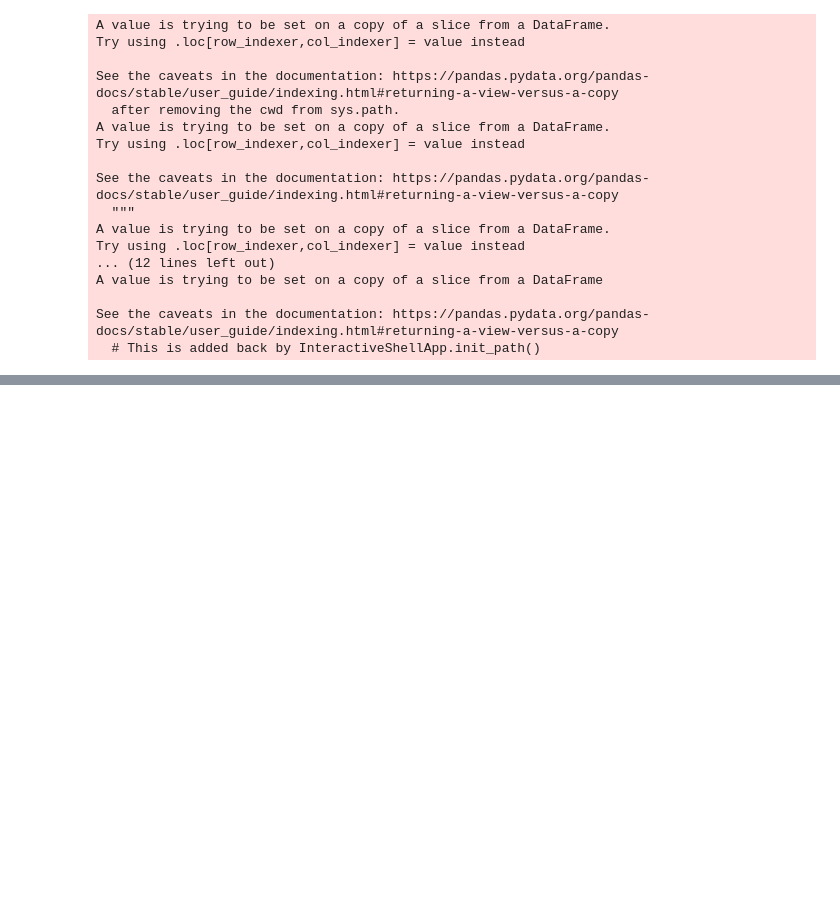
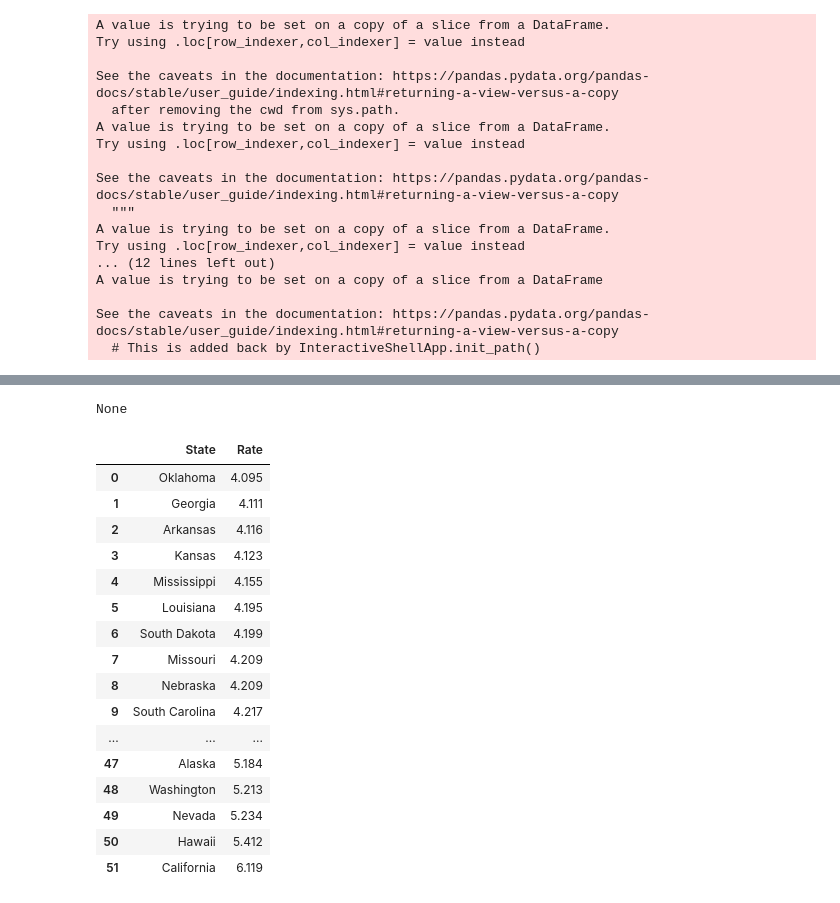
Before and after one commit to ygsingh/DSND-Writing-a-Data-Scientist-Blog-Post, a Jupyter notebook: Scape gas tax data.ipynb, the cells around one changed output, grey strips where cells are left out. Saved outputs shown, nothing was run; the diff lists cells and outputs as text; code cells hidden in the pictures; blank space fills up the shorter version.

Commit message:
Scrape gas rate data from gasbuddy website

```diff
--- a/Scape gas tax data.ipynb
+++ b/Scape gas tax data.ipynb
@@ -94,0 +101,50 @@ df.to_csv('data/state_gastax.csv')
+# %%
+# Extract table
+url="https://www.gasbuddy.com/usa"
+raw_request = Request(url)
+raw_request.add_header('User-Agent', 'Mozilla/5.0 (Macintosh; Intel Mac OS X 10.15; rv:78.0) Gecko/20100101 Firefox/78.0')
+raw_request.add_header('Accept', 'text/html,application/xhtml+xml,application/xml;q=0.9,image/webp,*/*;q=0.8')
+resp = urlopen(raw_request)
+raw_html = resp.read()
+soup = BeautifulSoup(raw_html, 'html.parser')
+table1 = soup.find('searchItems')
+print(table1)
+# %% [output]
+None
+# %%
+# Extract state and rate data from soup data
+
+col1 = []
+col2 = []
+
+# Extract state values
+table1 = soup.find_all('div', attrs={'class':'col-sm-6 col-xs-6 siteName'})
+for row in table1:
+    col1.append(row.get_text().strip())
+
+# Extract rate data
+table2 = soup.find_all('div', attrs={'class':'col-sm-2 col-xs-3 text-right'})
+for row in table2:
+    col2.append(row.get_text().strip())
+
+# Create dataframe from list
+df_rate = pd.DataFrame(list(zip(col1,col2)),columns = ['State','Rate'])
+df_rate
+# %% [output]
+|  | State | Rate |
+| 0 | Oklahoma | 4.095 |
+| 1 | Georgia | 4.111 |
+| 2 | Arkansas | 4.116 |
+| 3 | Kansas | 4.123 |
+| 4 | Mississippi | 4.155 |
+| 5 | Louisiana | 4.195 |
+| 6 | South Dakota | 4.199 |
+| 7 | Missouri | 4.209 |
+| 8 | Nebraska | 4.209 |
+| 9 | South Carolina | 4.217 |
+| ... | ... | ... |
+| 47 | Alaska | 5.184 |
+| 48 | Washington | 5.213 |
+| 49 | Nevada | 5.234 |
+| 50 | Hawaii | 5.412 |
+| 51 | California | 6.119 |
```
Also changed, not shown: parts of 3 cells of this notebook.
